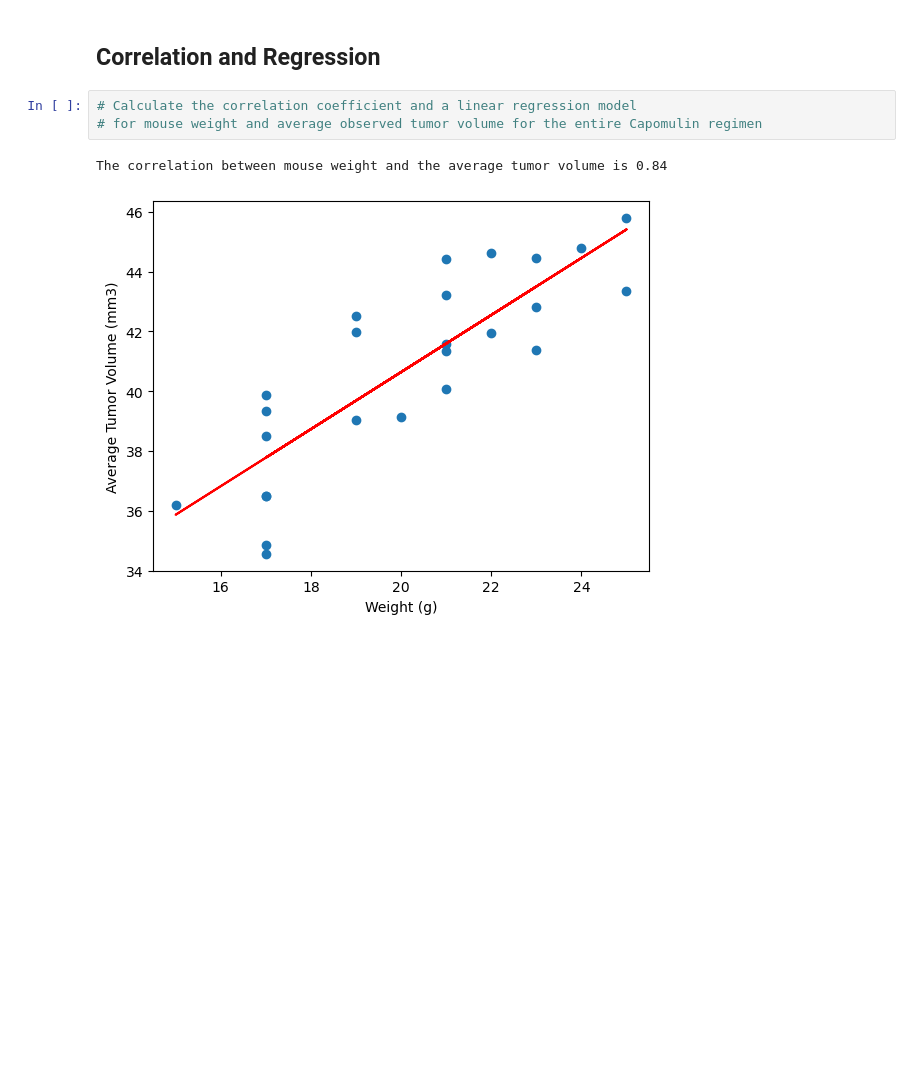
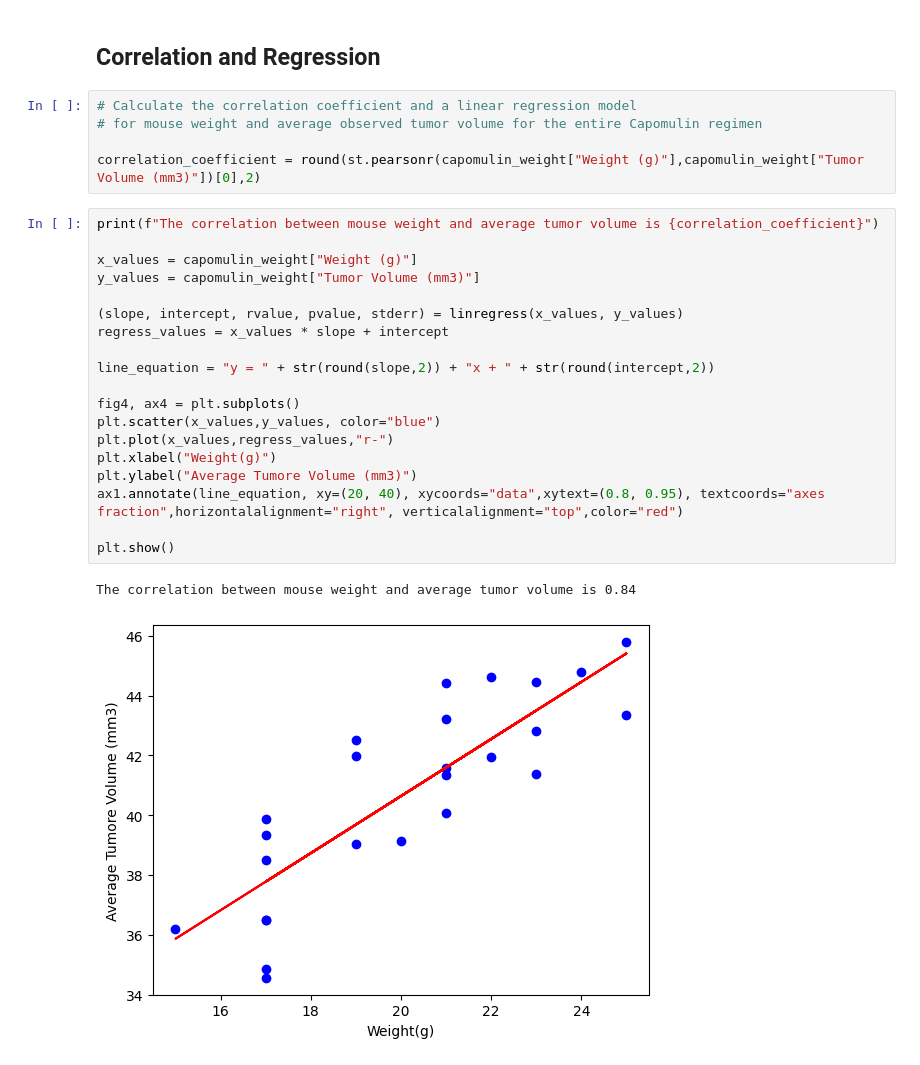
Before and after one commit to CesarLunaJr/Module_5_Challenge, a Jupyter notebook: pymaceuticals_script.ipynb, the cells around one changed output. Drawn from its saved outputs; the diff is of its cells as text; blank space fills up the shorter version.

```diff
--- a/pymaceuticals_script.ipynb
+++ b/pymaceuticals_script.ipynb
@@ -269,6 +356,27 @@ Ceftamin's potential outliers: Series([], Name: Tumor Volume (mm3), dtype: float
 # %%
 # Calculate the correlation coefficient and a linear regression model
 # for mouse weight and average observed tumor volume for the entire Capomulin regimen
+
+correlation_coefficient = round(st.pearsonr(capomulin_weight["Weight (g)"],capomulin_weight["Tumor Volume (mm3)"])[0],2)
-# %% [output]
-The correlation between mouse weight and the average tumor volume is 0.84
-[figure, removed]
+# %%
+print(f"The correlation between mouse weight and average tumor volume is {correlation_coefficient}")
+
+x_values = capomulin_weight["Weight (g)"]
+y_values = capomulin_weight["Tumor Volume (mm3)"]
+
+(slope, intercept, rvalue, pvalue, stderr) = linregress(x_values, y_values)
+regress_values = x_values * slope + intercept
+
+line_equation = "y = " + str(round(slope,2)) + "x + " + str(round(intercept,2))
+
+fig4, ax4 = plt.subplots()
+plt.scatter(x_values,y_values, color="blue")
+plt.plot(x_values,regress_values,"r-")
+plt.xlabel("Weight(g)")
+plt.ylabel("Average Tumore Volume (mm3)")
+ax1.annotate(line_equation, xy=(20, 40), xycoords="data",xytext=(0.8, 0.95), textcoords="axes fraction",horizontalalignment="right", verticalalignment="top",color="red")
+
+plt.show()
+# %% [output]
+The correlation between mouse weight and average tumor volume is 0.84
+[figure, added]
```
Also changed, not shown: parts of 10 cells of this notebook, 1 other file.
